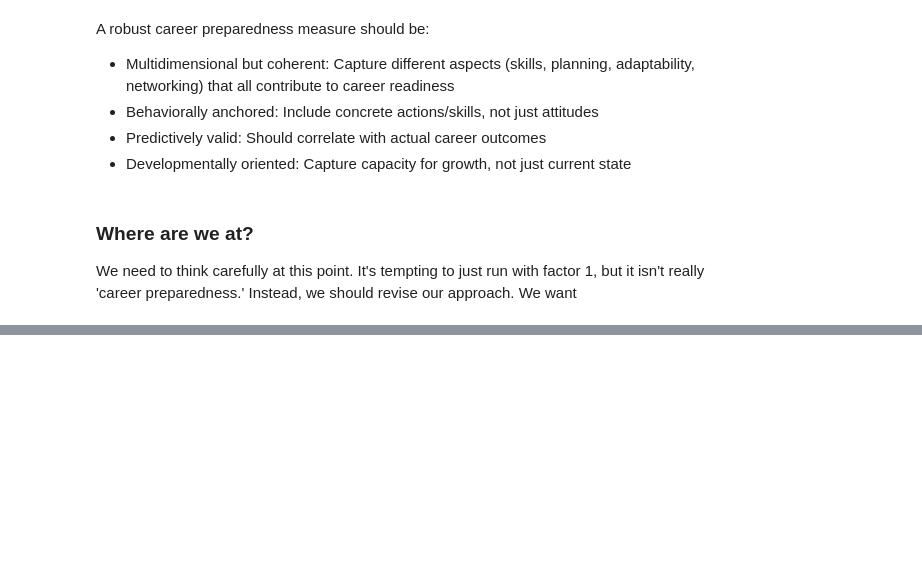
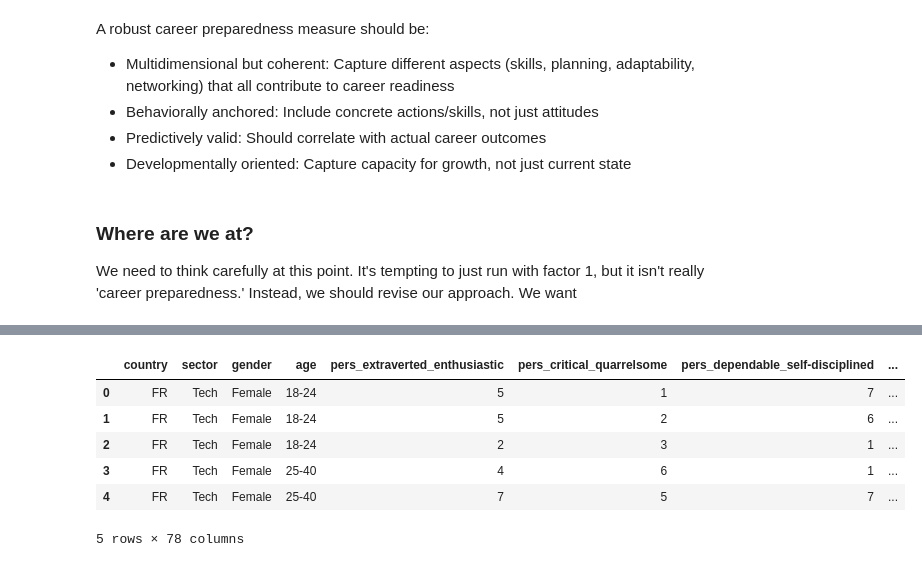
Before and after one commit to Ry-Rousseau/Career_Preparedness_Analysis, a Jupyter notebook: notebooks/measuring_preparedness.ipynb, the cells around one changed output, grey strips where cells are left out. Cells and saved outputs as stored; diff of their text form; code cells hidden in the pictures; blank space fills up the shorter version.

```diff
--- a/notebooks/measuring_preparedness.ipynb
+++ b/notebooks/measuring_preparedness.ipynb
@@ -794,0 +1039,10 @@ Specifically, how do psychological vs. structural preparedness measures differ?
+# %%
+data_with_preparedness.head()
+# %% [output]
+|  | country | sector | gender | age | pers_extraverted_enthusiastic | pers_critical_quarrelsome | pers_dependable_self-disciplined | ... |
+| 0 | FR | Tech | Female | 18-24 | 5 | 1 | 7 | ... |
+| 1 | FR | Tech | Female | 18-24 | 5 | 2 | 6 | ... |
+| 2 | FR | Tech | Female | 18-24 | 2 | 3 | 1 | ... |
+| 3 | FR | Tech | Female | 25-40 | 4 | 6 | 1 | ... |
+| 4 | FR | Tech | Female | 25-40 | 7 | 5 | 7 | ... |
+5 rows × 78 columns
```
Also changed, not shown: parts of 12 cells of this notebook, 1 other file.
